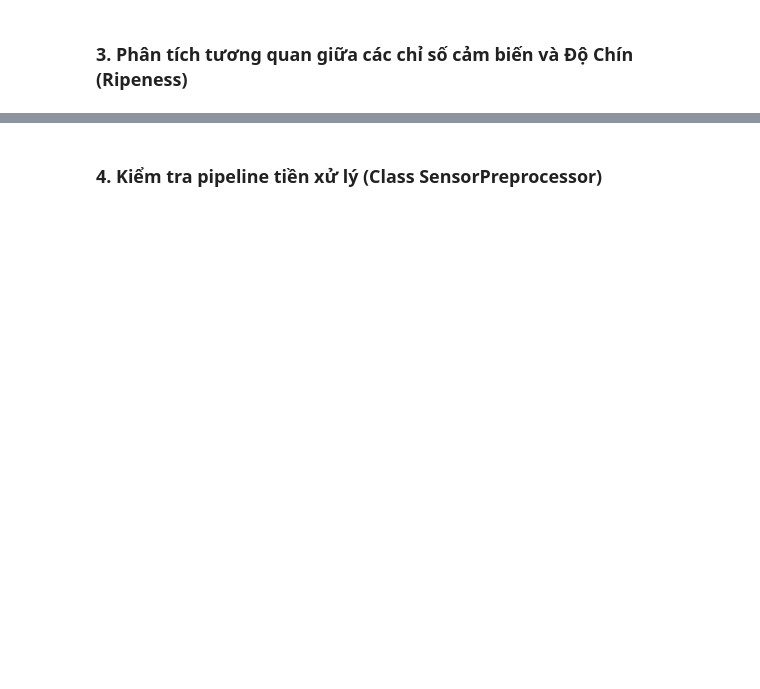
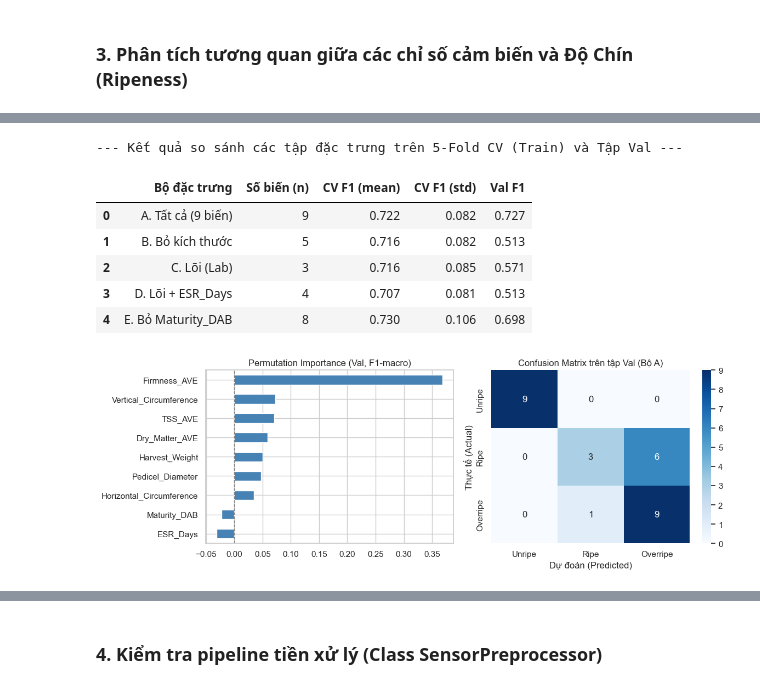
Before and after one commit to Cocobaut/durian-ripeness-classification, a Jupyter notebook: workspaces/member3_sensor/01_eda_and_preprocess_sensor/01_eda_and_preprocess_sensor.ipynb, the cells around one changed output, grey strips where cells are left out. Saved outputs shown, nothing was run; the diff lists cells and outputs as text; code cells hidden in the pictures; blank space fills up the shorter version.

```diff
--- a/workspaces/member3_sensor/01_eda_and_preprocess_sensor/01_eda_and_preprocess_sensor.ipynb
+++ b/workspaces/member3_sensor/01_eda_and_preprocess_sensor/01_eda_and_preprocess_sensor.ipynb
@@ -48,0 +440,79 @@ CSV_PATH = os.path.join(DATA_RAW_DIR, "durian_characteristics_cleaned.csv")
+# %%
+# 3.3 Random Forest so sánh các bộ đặc trưng (Feature Sets Ablation)
+from sklearn.pipeline import make_pipeline
+from sklearn.impute import SimpleImputer
+from sklearn.ensemble import RandomForestClassifier
+from sklearn.model_selection import StratifiedKFold, cross_val_score
+from sklearn.inspection import permutation_importance
+from sklearn.metrics import f1_score, confusion_matrix
+
+SEED = 42
+y_tr_s, y_va_s = train_df[LABEL_COL], val_df[LABEL_COL]
+
+SIZE = ["Harvest_Weight", "Horizontal_Circumference", "Vertical_Circumference", "Pedicel_Diameter"]
+LAB  = ["Firmness_AVE", "TSS_AVE", "Dry_Matter_AVE"]
+FEATURE_SETS = {
+    "A. Tất cả (9 biến)":   FEATS,
+    "B. Bỏ kích thước":     [f for f in FEATS if f not in SIZE],
+    "C. Lõi (Lab)":         LAB,
+    "D. Lõi + ESR_Days":    LAB + ["ESR_Days"],
+    "E. Bỏ Maturity_DAB":   [f for f in FEATS if f != "Maturity_DAB"],
+}
+
+def make_model():
+    return make_pipeline(
+        SimpleImputer(strategy="median"),
+        RandomForestClassifier(
+            n_estimators=300, max_depth=5,
+            class_weight="balanced",
+            random_state=SEED, n_jobs=-1
+        )
+    )
+
+cv = StratifiedKFold(n_splits=5, shuffle=True, random_state=SEED)
+res = []
+for name, cols in FEATURE_SETS.items():
+    cvs = cross_val_score(make_model(), train_df[cols], y_tr_s, cv=cv, scoring="f1_macro")
+    m = make_model().fit(train_df[cols], y_tr_s)
+    res.append({
+        "Bộ đặc trưng": name,
+        "Số biến (n)": len(cols),
+        "CV F1 (mean)": cvs.mean(),
+        "CV F1 (std)": cvs.std(),
+        "Val F1": f1_score(y_va_s, m.predict(val_df[cols]), average="macro"),
+    })
+
+print("--- Kết quả so sánh các tập đặc trưng trên 5-Fold CV (Train) và Tập Val ---")
+display(pd.DataFrame(res).round(3))
+
+# Importance và Confusion Matrix trên tập Val cho bộ A
+m = make_model().fit(train_df[FEATS], y_tr_s)
+pi = permutation_importance(
+    m, val_df[FEATS], y_va_s, n_repeats=30,
+    random_state=SEED, scoring="f1_macro"
+)
+imp = pd.Series(pi.importances_mean, index=FEATS).sort_values()
+
+fig, axes = plt.subplots(1, 2, figsize=(12, 4.2))
+imp.plot.barh(ax=axes[0], color="steelblue", title="Permutation Importance (Val, F1-macro)")
+axes[0].axvline(0, color="gray", linestyle="--", linewidth=1)
+
+cm = confusion_matrix(y_va_s, m.predict(val_df[FEATS]), labels=CLASS_ORDER)
+sns.heatmap(
+    cm, annot=True, fmt="d", cmap="Blues",
+    xticklabels=CLASS_ORDER, yticklabels=CLASS_ORDER, ax=axes[1]
+)
+axes[1].set_title("Confusion Matrix trên tập Val (Bộ A)")
+axes[1].set_xlabel("Dự đoán (Predicted)")
+axes[1].set_ylabel("Thực tế (Actual)")
+plt.tight_layout()
+plt.show()
+# %% [output]
+--- Kết quả so sánh các tập đặc trưng trên 5-Fold CV (Train) và Tập Val ---
+|  | Bộ đặc trưng | Số biến (n) | CV F1 (mean) | CV F1 (std) | Val F1 |
+| 0 | A. Tất cả (9 biến) | 9 | 0.722 | 0.082 | 0.727 |
+| 1 | B. Bỏ kích thước | 5 | 0.716 | 0.082 | 0.513 |
+| 2 | C. Lõi (Lab) | 3 | 0.716 | 0.085 | 0.571 |
+| 3 | D. Lõi + ESR_Days | 4 | 0.707 | 0.081 | 0.513 |
+| 4 | E. Bỏ Maturity_DAB | 8 | 0.730 | 0.106 | 0.698 |
+[figure, added]
```
Also changed, not shown: parts of 15 cells of this notebook, 4 other files.
